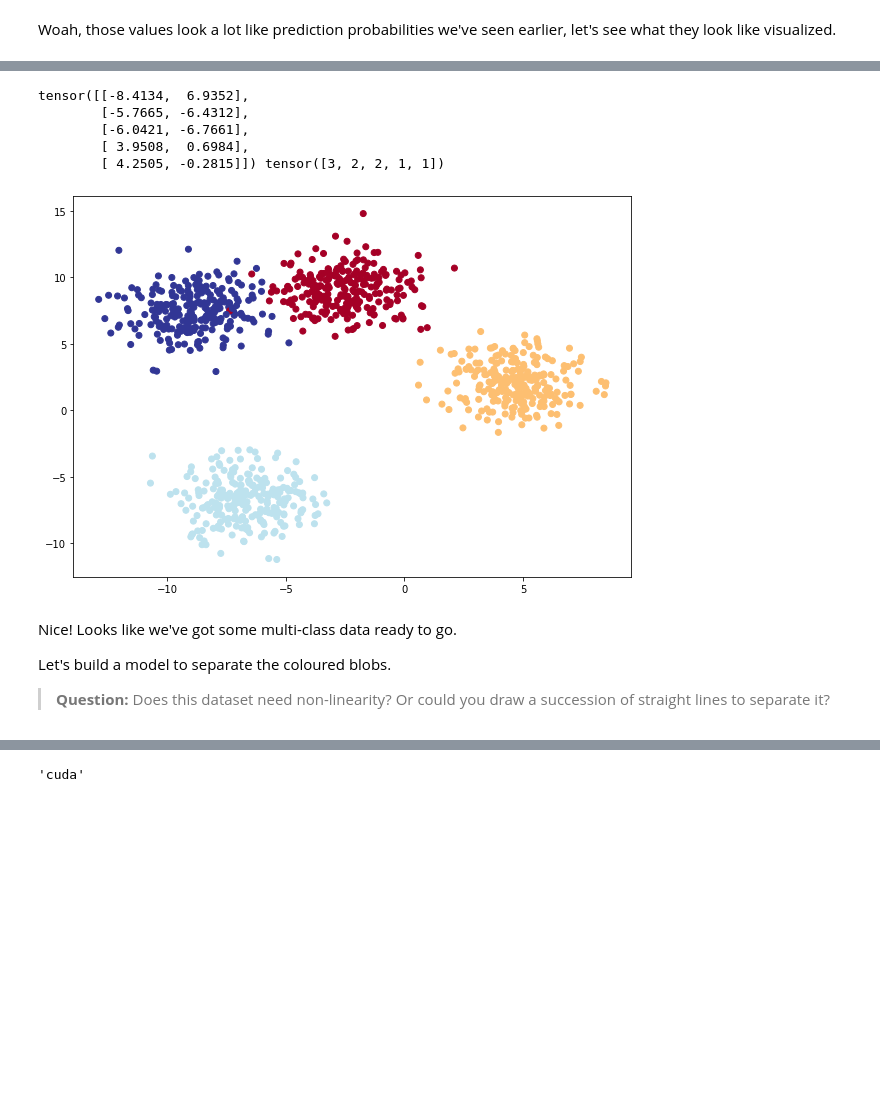
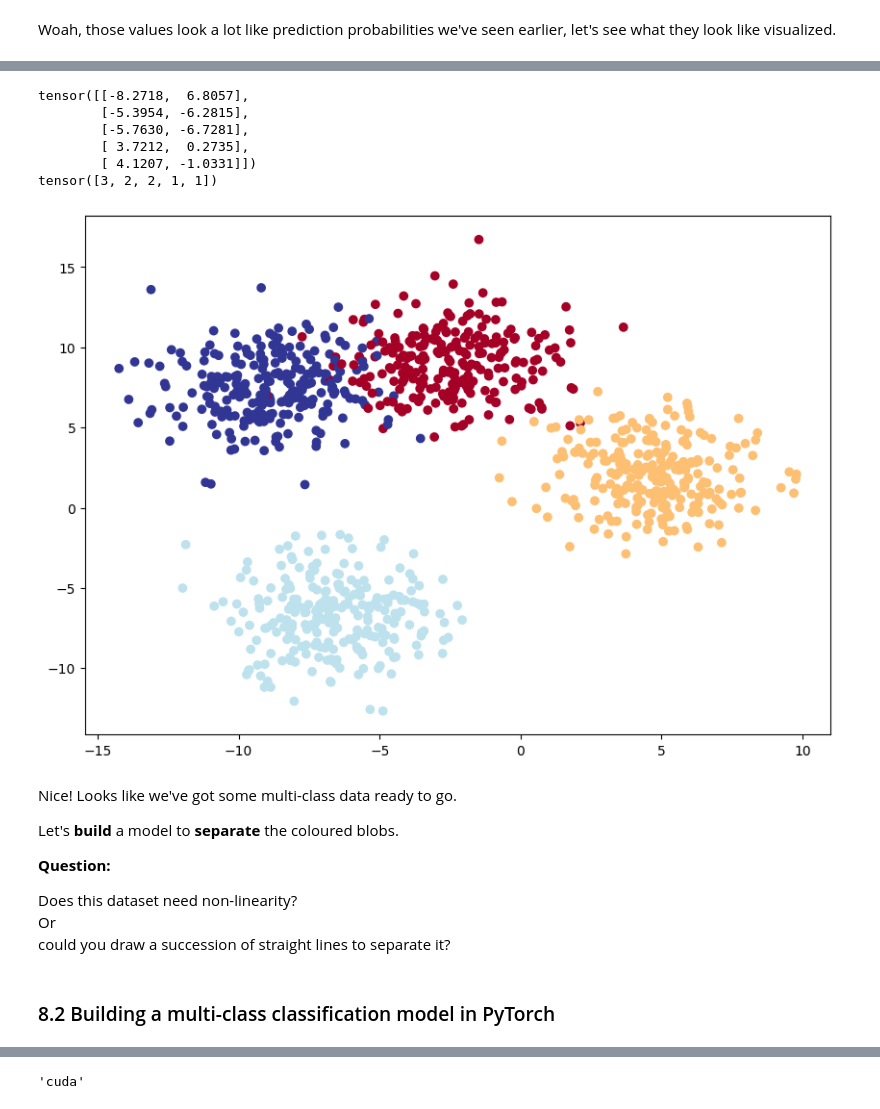
Before and after one commit to Ramkuchana/RevisingConcepts, a Jupyter notebook: Revising_classification.ipynb, the cells around one changed output, grey strips where cells are left out. Drawn from its saved outputs; the diff is of its cells as text; code cells hidden in the pictures; blank space fills up the shorter version.

```diff
--- a/Revising_classification.ipynb
+++ b/Revising_classification.ipynb
@@ -1771,49 +1938,63 @@ Specifically, let's do the following:
 # %%
 # Import dependencies
+
 import torch
 import matplotlib.pyplot as plt
 from sklearn.datasets import make_blobs
 from sklearn.model_selection import train_test_split
+
 
 # Set the hyperparameters for data creation
 NUM_CLASSES = 4
 NUM_FEATURES = 2
 RANDOM_SEED = 42
 
 # 1. Create multi-class data
+
 X_blob, y_blob = make_blobs(n_samples=1000,
     n_features=NUM_FEATURES, # X features
     centers=NUM_CLASSES, # y labels
-    cluster_std=1.5, # give the clusters a little shake up (try changing this to 1.0, the default)
+    cluster_std=2, # how much spread within the cluster of points (try changing this to 1.0, the default)
     random_state=RANDOM_SEED
 )
 
 # 2. Turn data into tensors
+
 X_blob = torch.from_numpy(X_blob).type(torch.float)
-y_blob = torch.from_numpy(y_blob).type(torch.LongTensor)
-print(X_blob[:5], y_blob[:5])
+y_blob = torch.from_numpy(y_blob).type(torch.LongTensor)  # used .type(torch.float) in video
+print(X_blob[:5])
+print(y_blob[:5])
 
 # 3. Split into train and test sets
 X_blob_train, X_blob_test, y_blob_train, y_blob_test = train_test_split(X_blob,
     y_blob,
     test_size=0.2,
     random_state=RANDOM_SEED
 )
 
 # 4. Plot data
+
 plt.figure(figsize=(10, 7))
 plt.scatter(X_blob[:, 0], X_blob[:, 1], c=y_blob, cmap=plt.cm.RdYlBu);
 # %% [output]
-tensor([[-8.4134,  6.9352],
-        [-5.7665, -6.4312],
-        [-6.0421, -6.7661],
-        [ 3.9508,  0.6984],
-        [ 4.2505, -0.2815]]) tensor([3, 2, 2, 1, 1])
+tensor([[-8.2718,  6.8057],
+        [-5.3954, -6.2815],
+        [-5.7630, -6.7281],
+        [ 3.7212,  0.2735],
+        [ 4.1207, -1.0331]])
+tensor([3, 2, 2, 1, 1])
-[figure, old version]
+[figure, new version]
 # %% [markdown]
 Nice! Looks like we've got some multi-class data ready to go.
 
-Let's build a model to separate the coloured blobs.
+Let's **build** a model to **separate** the coloured blobs.
 
-> **Question:** Does this dataset need non-linearity? Or could you draw a succession of straight lines to separate it?
+
+ **Question:**
+
+Does this dataset need non-linearity? \
+Or\
+could you draw a succession of straight lines to separate it?
+# %% [markdown]
+### 8.2 Building a multi-class classification model in PyTorch
 # %% [markdown]
```
Also changed, not shown: parts of 88 cells of this notebook.
